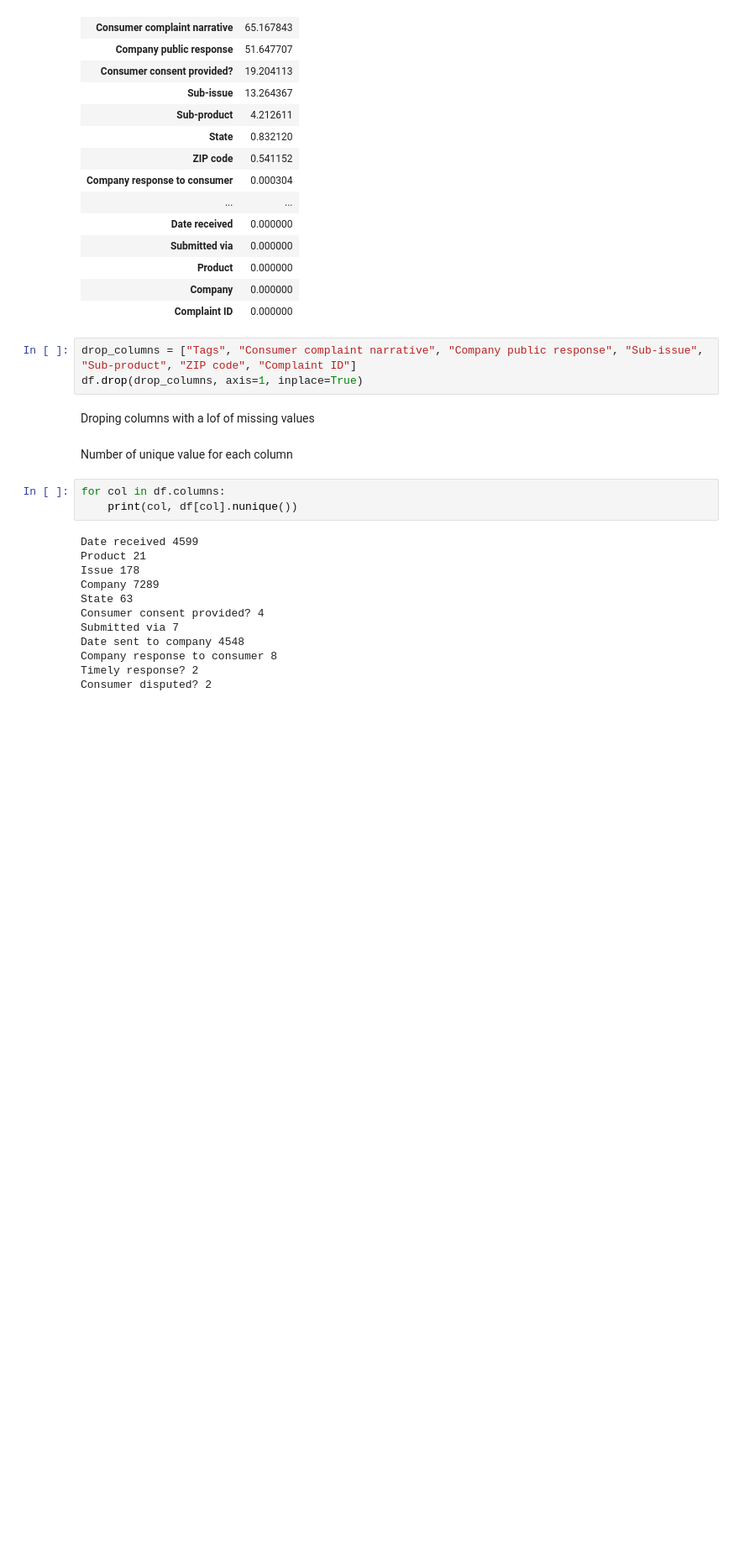
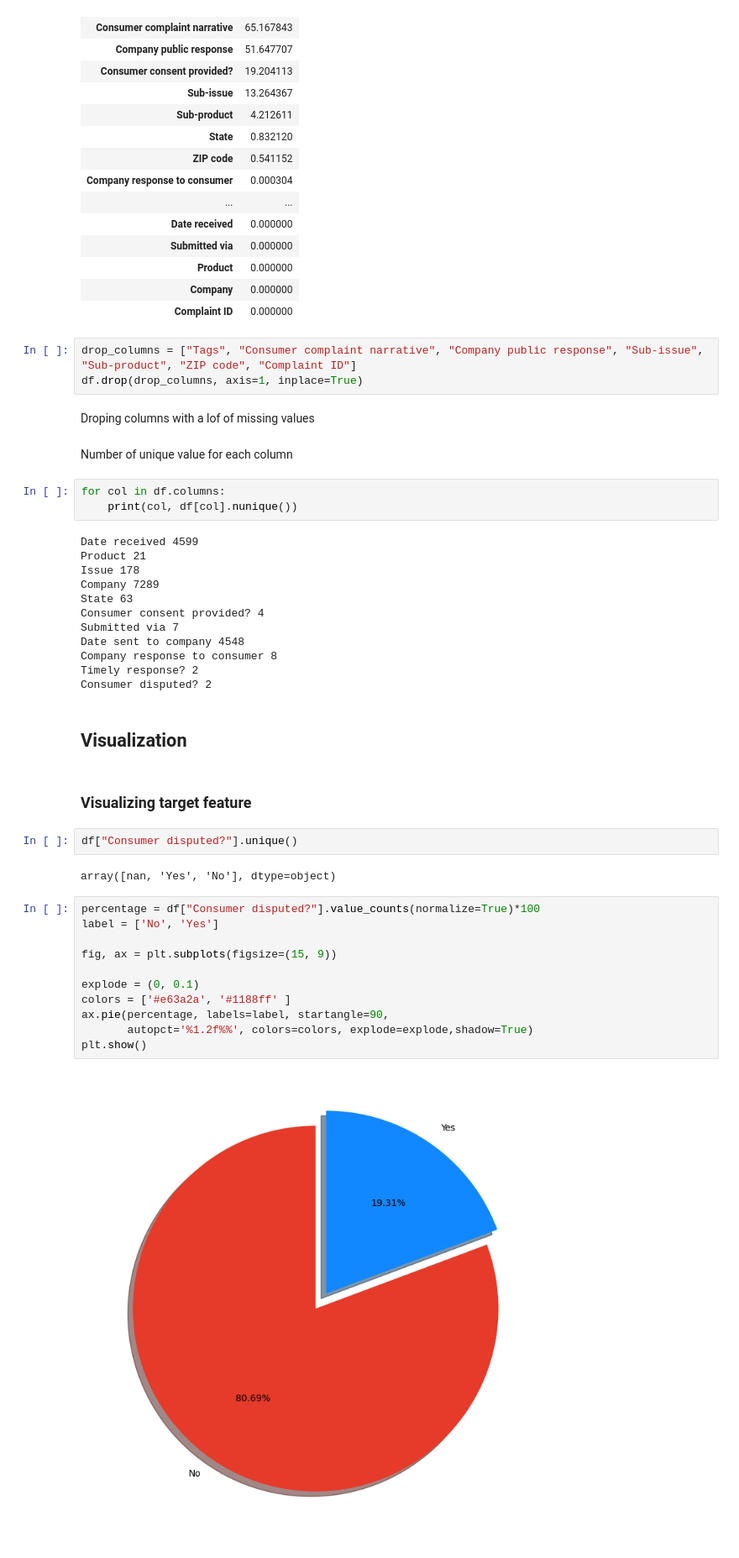
Before and after one commit to natek-1/finance_complaint_analysis, a Jupyter notebook: notebooks/EDA.ipynb, the cells around one changed output. Shown: that part at 84% size. Cells and saved outputs as stored; diff of their text form; blank space fills up the shorter version.

```diff
--- a/notebooks/EDA.ipynb
+++ b/notebooks/EDA.ipynb
@@ -180,3 +180,24 @@ Date sent to company 4548
 Company response to consumer 8
 Timely response? 2
 Consumer disputed? 2
+# %% [markdown]
+## Visualization
+# %% [markdown]
+### Visualizing target feature
+# %%
+df["Consumer disputed?"].unique()
+# %% [output]
+array([nan, 'Yes', 'No'], dtype=object)
+# %%
+percentage = df["Consumer disputed?"].value_counts(normalize=True)*100
+label = ['No', 'Yes']
+
+fig, ax = plt.subplots(figsize=(15, 9))
+
+explode = (0, 0.1)
+colors = ['#e63a2a', '#1188ff' ]
+ax.pie(percentage, labels=label, startangle=90,
+       autopct='%1.2f%%', colors=colors, explode=explode,shadow=True)
+plt.show()
+# %% [output]
+[figure, added]
```
Also changed, not shown: parts of 2 cells of this notebook.
